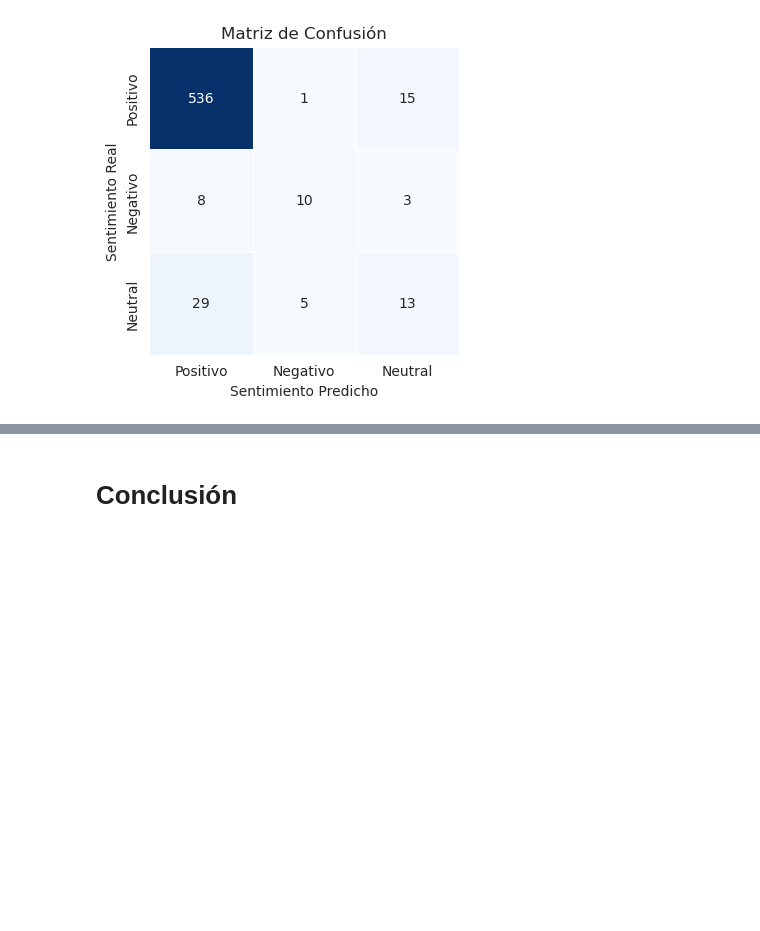
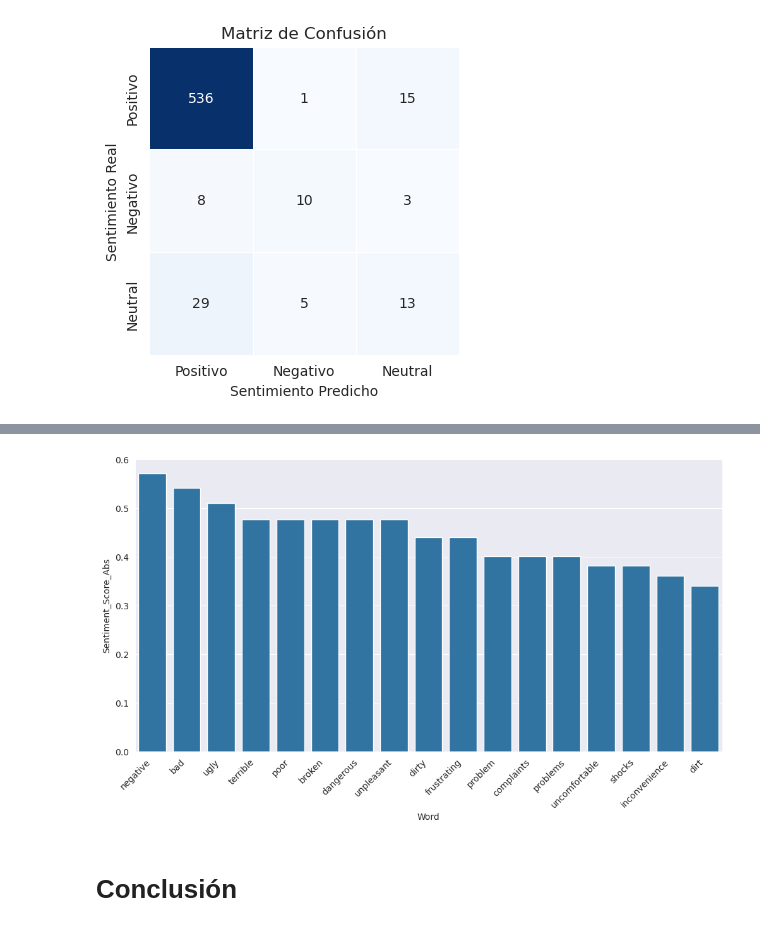
Before and after one commit to carlos-calderon-cabezas/airbnb-sentiment-analysis, a Jupyter notebook: airbnb_sentiment_analysis.ipynb, the cells around one changed output, grey strips where cells are left out. Saved outputs shown, nothing was run; the diff lists cells and outputs as text; code cells hidden in the pictures; blank space fills up the shorter version.

```diff
--- a/airbnb_sentiment_analysis.ipynb
+++ b/airbnb_sentiment_analysis.ipynb
@@ -551,0 +638,2 @@ df_reviews
+# %%
+negative_words_score_df.sort_values(["Sentiment_Score"], inplace=True)
@@ -552,3 +661,16 @@ df_reviews
+# %%
+negative_words_score_df['Sentiment_Score_Abs'] = negative_words_score_df['Sentiment_Score'].abs()
+# %%
+# Plotting the bar plot
+plt.figure(figsize=(12, 6))  # Adjust the figure size as needed
+sns.barplot(data=negative_words_score_df.head(17), x="Word", y="Sentiment_Score_Abs")
+
+# Rotate x-axis labels
+plt.xticks(rotation=45, ha='right')  # Rotate labels and align them to the right
+
+plt.show()
+# %% [output]
+[figure, added]
 # %% [markdown]
 # Conclusi&oacute;n
 # %% [markdown]
```
Also changed, not shown: parts of 19 cells of this notebook.
